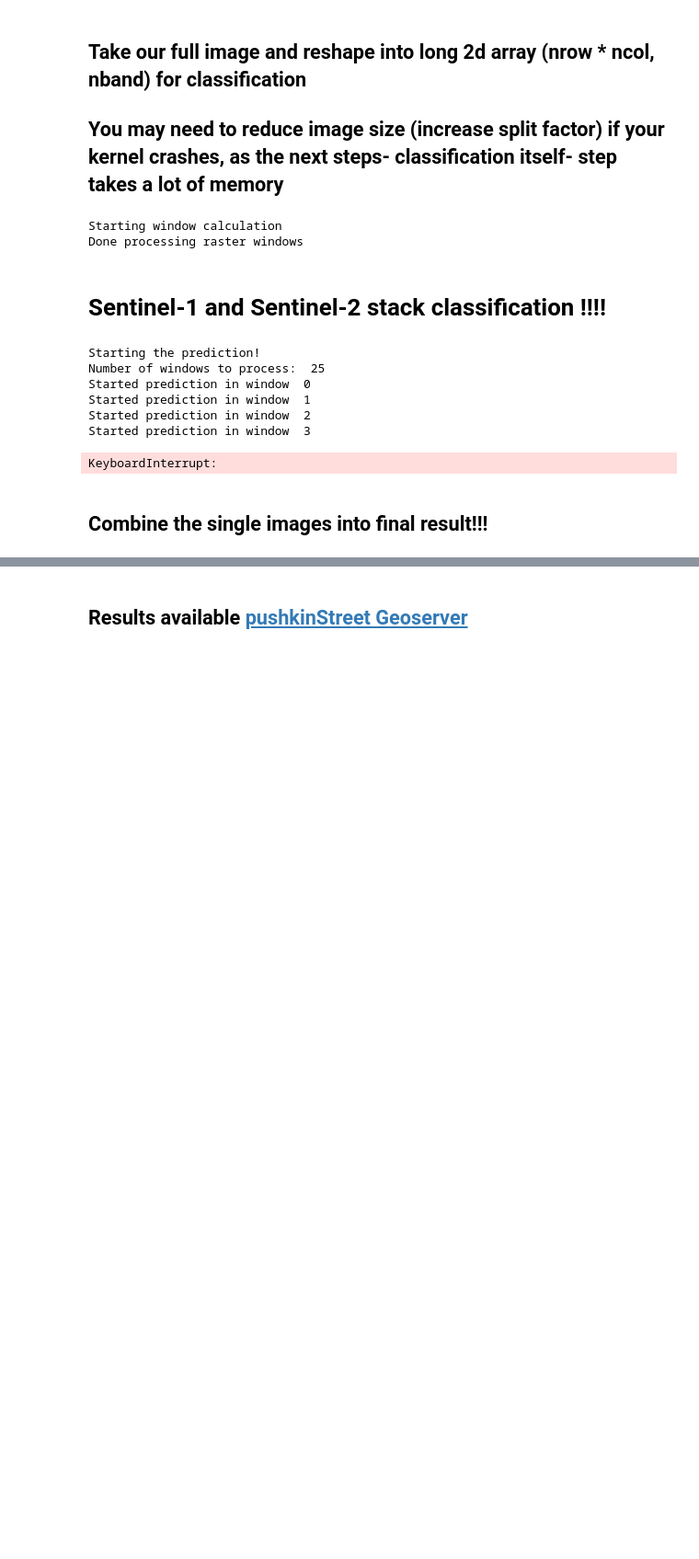
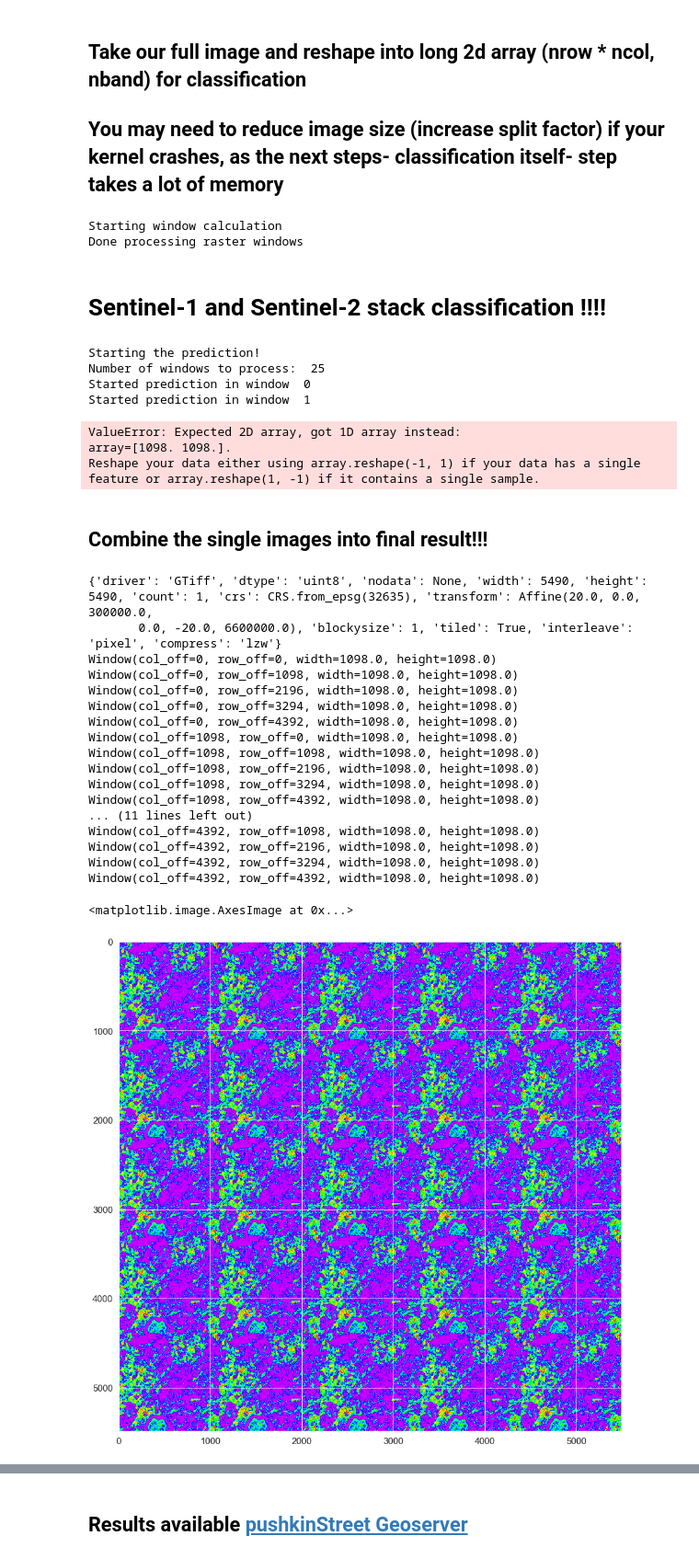
Before and after one commit to Gratheon/satellite-pollination-map, a Jupyter notebook: vegetation_classificator.ipynb, the cells around one changed output, grey strips where cells are left out. Shown at 92% size. Drawn from its saved outputs; the diff is of its cells as text; code cells hidden in the pictures; blank space fills up the shorter version.

Commit message:
Latest updates
Fixed bug with last rasterio window overwriting all others.

Still problem with wrong image being written in the final result image

```diff
--- a/vegetation_classificator.ipynb
+++ b/vegetation_classificator.ipynb
@@ -282,34 +282,58 @@ for index in range(len(rasterWindows)):
   # Reshape our classification map back into a 2D matrix so we can visualize it
   shape= window_Image[1]
   class_RF_S1S2 = class_RF_S1S2.reshape(shape)
-  predictionImages.append((class_RF_S1S2,rasterWindows[i]))
+  predictionImages.append((class_RF_S1S2,rasterWindows[index]))
 # %% [output]
 Starting the prediction!
 Number of windows to process:  25
 Started prediction in window  0
 Started prediction in window  1
-Started prediction in window  2
-Started prediction in window  3
-KeyboardInterrupt:
+ValueError: Expected 2D array, got 1D array instead:
+array=[1098. 1098.].
+Reshape your data either using array.reshape(-1, 1) if your data has a single feature or array.reshape(1, -1) if it contains a single sample.
 # %% [markdown]
 ## Combine the single images into final result!!!
 # %%
-final_classification= workFolder / 'RF_classification.tif'
+final_classification= workFolder / 'RF_classification_16.tif'
+
 with rasterio.Env():
     # Write an array as a raster band to a new 8-bit file. For
     # the new file's profile, we start with the profile of the source
     profile = dataset.profile
     # change the band count to 1, set the dtype to uint8, and specify LZW compression.
-    profile.update(dtype=rasterio.uint8,count=1, compress='lzw')
+    profile.update(dtype=rasterio.uint8,count=1, compress='lzw', tiled=True)
+    print(profile)
+
     with rasterio.open(final_classification, 'w', **profile) as dst:
       n=0
       for image in predictionImages:
-        dst.write(image[0].astype(rasterio.uint8), 1, window=image[1])
+        print(image[1])
+        dst.write(image[0].astype(rasterio.uint8), indexes=1, window=image[1])
         n=n+1
 
 classification_image = rasterio.open(final_classification)
 plt.figure(figsize = (15,15))
 plt.imshow(classification_image.read(1), aspect='auto', cmap="gist_rainbow")
+# %% [output]
+{'driver': 'GTiff', 'dtype': 'uint8', 'nodata': None, 'width': 5490, 'height': 5490, 'count': 1, 'crs': CRS.from_epsg(32635), 'transform': Affine(20.0, 0.0, 300000.0,
+       0.0, -20.0, 6600000.0), 'blockysize': 1, 'tiled': True, 'interleave': 'pixel', 'compress': 'lzw'}
+Window(col_off=0, row_off=0, width=1098.0, height=1098.0)
+Window(col_off=0, row_off=1098, width=1098.0, height=1098.0)
+Window(col_off=0, row_off=2196, width=1098.0, height=1098.0)
+Window(col_off=0, row_off=3294, width=1098.0, height=1098.0)
+Window(col_off=0, row_off=4392, width=1098.0, height=1098.0)
+Window(col_off=1098, row_off=0, width=1098.0, height=1098.0)
+Window(col_off=1098, row_off=1098, width=1098.0, height=1098.0)
+Window(col_off=1098, row_off=2196, width=1098.0, height=1098.0)
+Window(col_off=1098, row_off=3294, width=1098.0, height=1098.0)
+Window(col_off=1098, row_off=4392, width=1098.0, height=1098.0)
+... (11 lines left out)
+Window(col_off=4392, row_off=1098, width=1098.0, height=1098.0)
+Window(col_off=4392, row_off=2196, width=1098.0, height=1098.0)
+Window(col_off=4392, row_off=3294, width=1098.0, height=1098.0)
+Window(col_off=4392, row_off=4392, width=1098.0, height=1098.0)
+<matplotlib.image.AxesImage at 0x...>
+[figure, added]
 # %%
 final_classification= workFolder / 'RF_classification.tif'
 classification_image = rasterio.open(final_classification)
```
Also changed, not shown: parts of 3 cells of this notebook.
